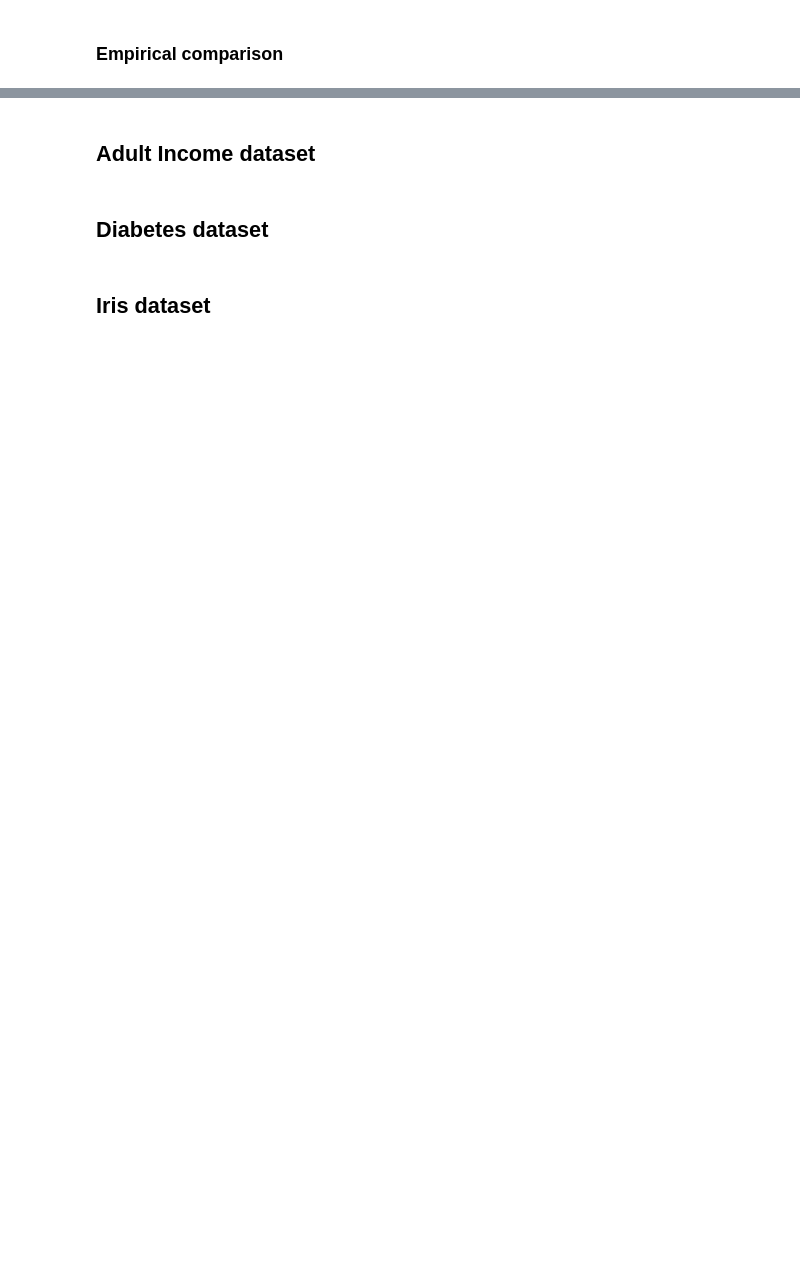
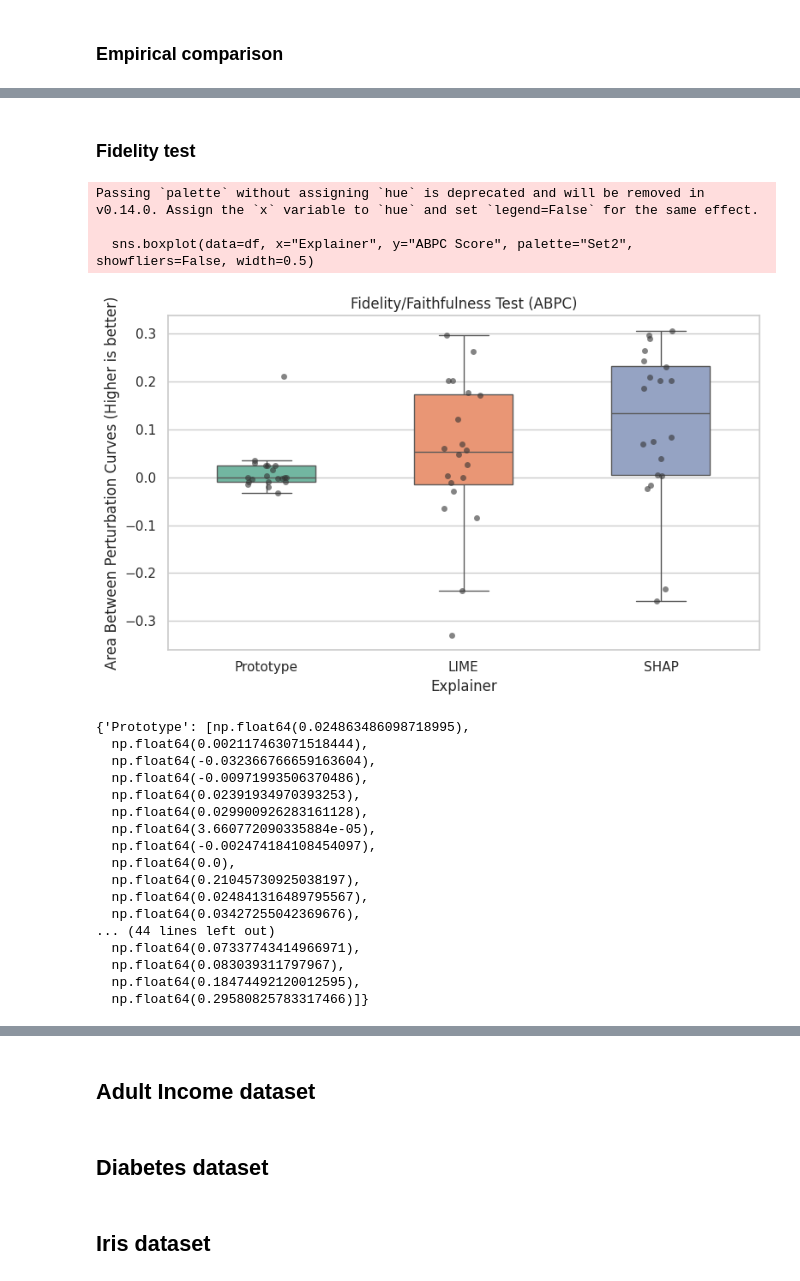
Before and after one commit to alexisvuvietnam/UtilityAlignedExplainer, a Jupyter notebook: empirical_work_tabular.ipynb, the cells around one changed output, grey strips where cells are left out. Saved outputs shown, nothing was run; the diff lists cells and outputs as text; code cells hidden in the pictures; blank space fills up the shorter version.

```diff
--- a/empirical_work_tabular.ipynb
+++ b/empirical_work_tabular.ipynb
@@ -284,0 +267,26 @@ plt.show()
+# %% [markdown]
+### Fidelity test
+# %%
+tester.fidelity_test(display=True)
+# %% [output]
+Passing `palette` without assigning `hue` is deprecated and will be removed in v0.14.0. Assign the `x` variable to `hue` and set `legend=False` for the same effect.
+
+  sns.boxplot(data=df, x="Explainer", y="ABPC Score", palette="Set2", showfliers=False, width=0.5)
+[figure, added]
+{'Prototype': [np.float64(0.024863486098718995),
+  np.float64(0.002117463071518444),
+  np.float64(-0.032366766659163604),
+  np.float64(-0.00971993506370486),
+  np.float64(0.02391934970393253),
+  np.float64(0.029900926283161128),
+  np.float64(3.660772090335884e-05),
+  np.float64(-0.002474184108454097),
+  np.float64(0.0),
+  np.float64(0.21045730925038197),
+  np.float64(0.024841316489795567),
+  np.float64(0.03427255042369676),
+... (44 lines left out)
+  np.float64(0.07337743414966971),
+  np.float64(0.083039311797967),
+  np.float64(0.18474492120012595),
+  np.float64(0.29580825783317466)]}
```
Also changed, not shown: parts of 15 cells of this notebook, 2 other files.
